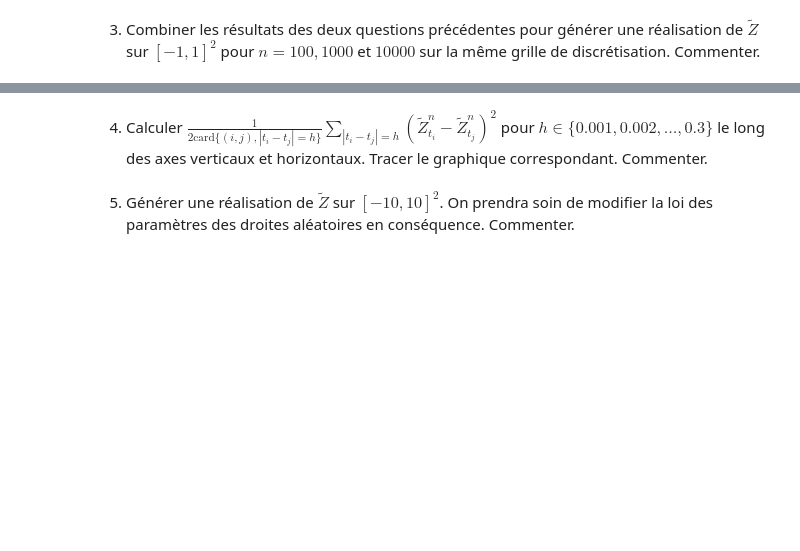
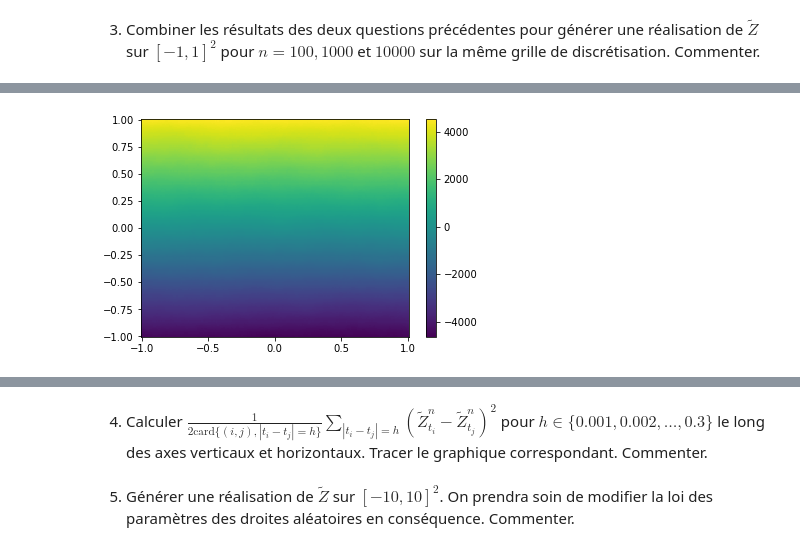
Before and after one commit to Joris-Landais/pojet_num-rique_proba, a Jupyter notebook: Projet numérique de Probabilités 2022 - enonce.ipynb, the cells around one changed output, grey strips where cells are left out. Saved outputs shown, nothing was run; the diff lists cells and outputs as text; code cells hidden in the pictures; blank space fills up the shorter version.

```diff
--- a/Projet numérique de Probabilités 2022 - enonce.ipynb
+++ b/Projet numérique de Probabilités 2022 - enonce.ipynb
@@ -324,0 +359,6 @@ separate_domain(n)
+# %%
+resolution=200
+n=10000
+marche_aleatoire(resolution,n)
+# %% [output]
+[figure, added]
```
Also changed, not shown: parts of 7 cells of this notebook.
